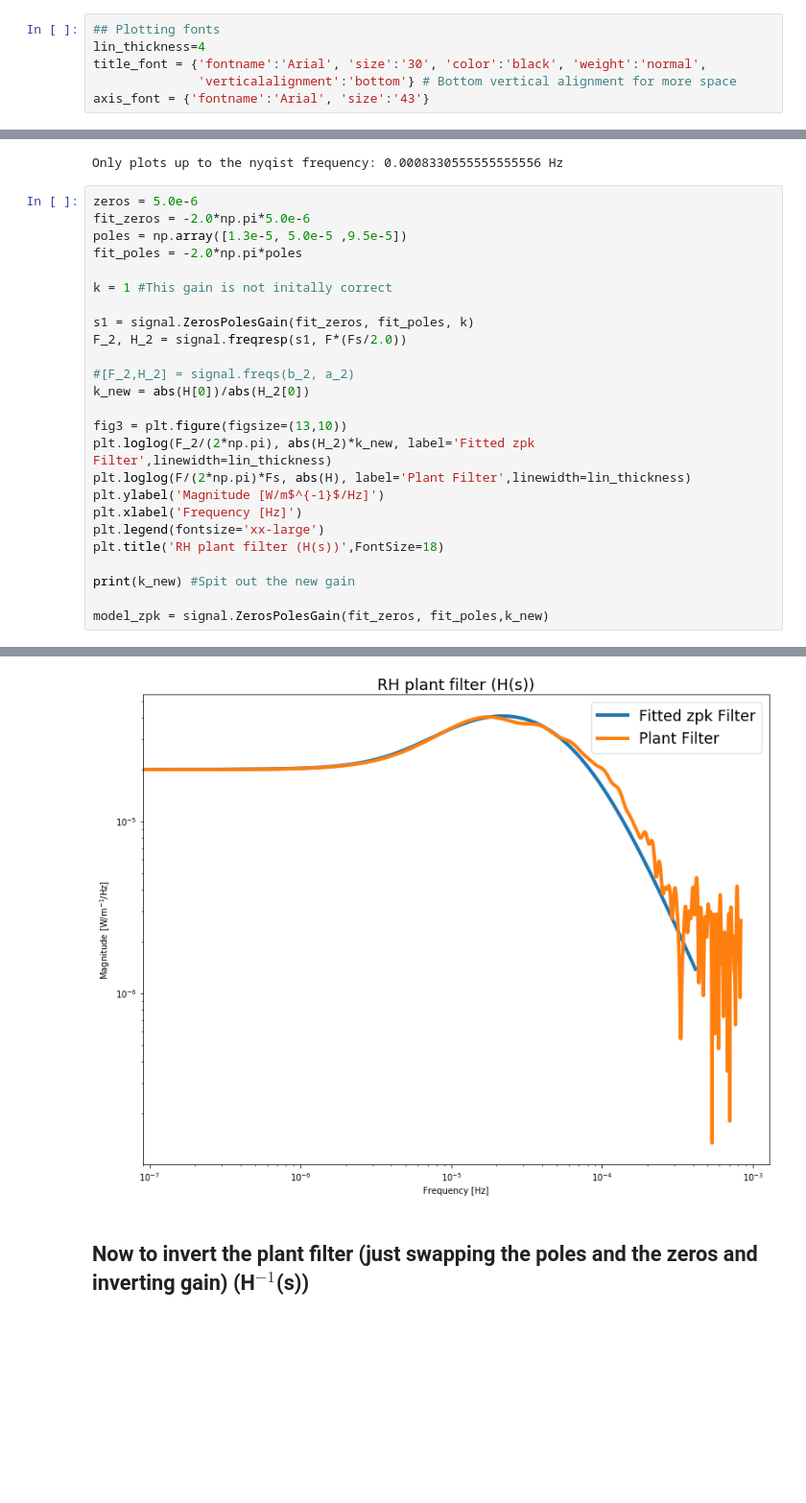
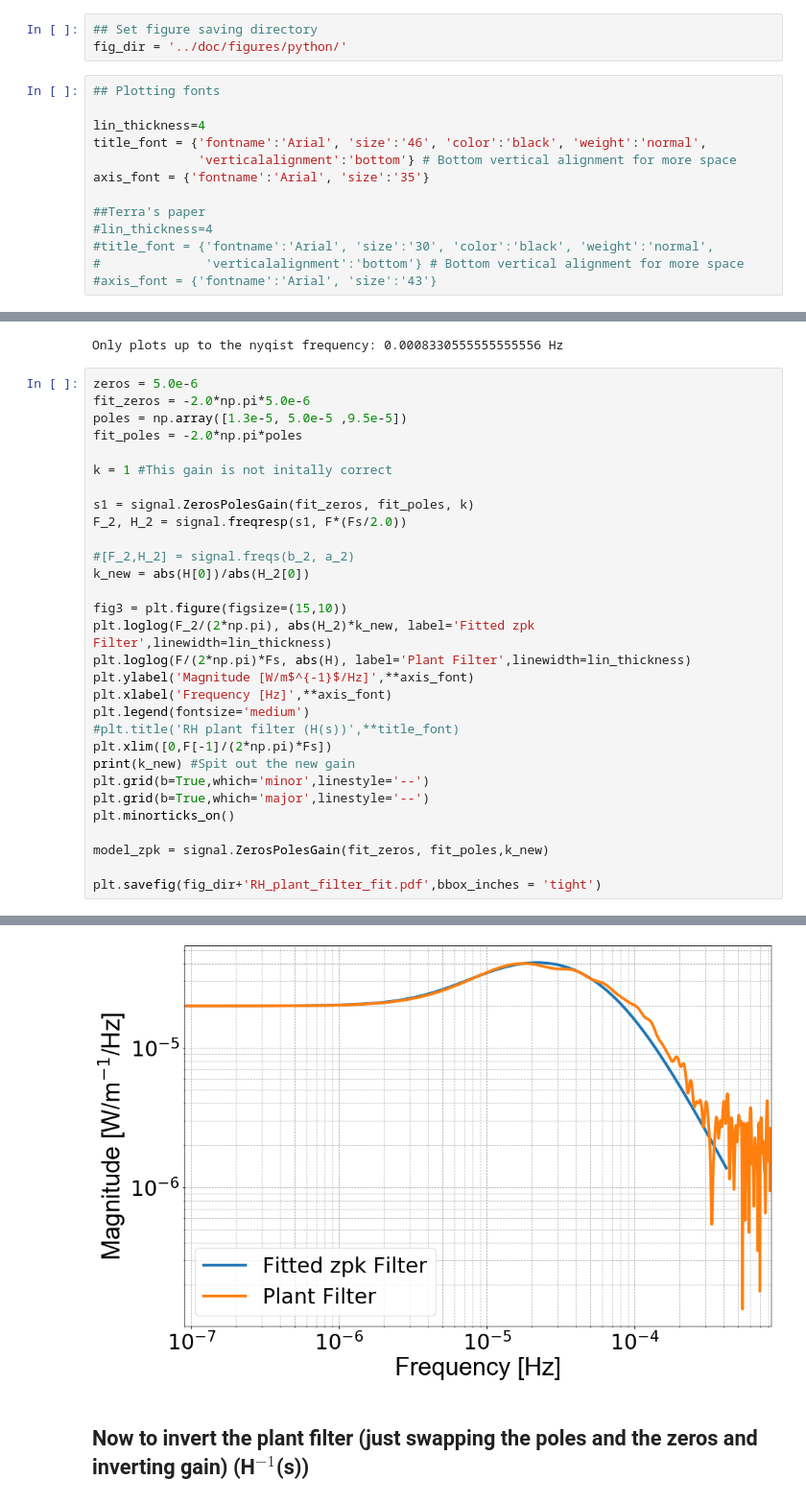
Before and after one commit to dancvan/IRHF, a Jupyter notebook: code/IRHF_w_self_heating.ipynb, the cells around one changed output, grey strips where cells are left out. Shown at 96% size. Drawn from its saved outputs; the diff is of its cells as text; blank space fills up the shorter version.

```diff
--- a/code/IRHF_w_self_heating.ipynb
+++ b/code/IRHF_w_self_heating.ipynb
@@ -5,12 +5,22 @@ import matplotlib.pyplot as plt
 import numpy as np
 from scipy import signal
 import h5py
+# %%
+## Set figure saving directory
+fig_dir = '../doc/figures/python/'
 # %%
 ## Plotting fonts
+
 lin_thickness=4
-title_font = {'fontname':'Arial', 'size':'30', 'color':'black', 'weight':'normal',
+title_font = {'fontname':'Arial', 'size':'46', 'color':'black', 'weight':'normal',
               'verticalalignment':'bottom'} # Bottom vertical alignment for more space
-axis_font = {'fontname':'Arial', 'size':'43'}
+axis_font = {'fontname':'Arial', 'size':'35'}
+
+##Terra's paper
+#lin_thickness=4
+#title_font = {'fontname':'Arial', 'size':'30', 'color':'black', 'weight':'normal',
+#              'verticalalignment':'bottom'} # Bottom vertical alignment for more space
+#axis_font = {'fontname':'Arial', 'size':'43'}
 # %% [markdown]
 # RH FILTER
 # %% [markdown]
@@ -71,15 +108,20 @@ F_2, H_2 = signal.freqresp(s1, F*(Fs/2.0))
 #[F_2,H_2] = signal.freqs(b_2, a_2)
 k_new = abs(H[0])/abs(H_2[0])
 
-fig3 = plt.figure(figsize=(13,10))
+fig3 = plt.figure(figsize=(15,10))
 plt.loglog(F_2/(2*np.pi), abs(H_2)*k_new, label='Fitted zpk Filter',linewidth=lin_thickness)
 plt.loglog(F/(2*np.pi)*Fs, abs(H), label='Plant Filter',linewidth=lin_thickness)
-plt.ylabel('Magnitude [W/m$^{-1}$/Hz]')
-plt.xlabel('Frequency [Hz]')
-plt.legend(fontsize='xx-large')
-plt.title('RH plant filter (H(s))',FontSize=18)
-
+plt.ylabel('Magnitude [W/m$^{-1}$/Hz]',**axis_font)
+plt.xlabel('Frequency [Hz]',**axis_font)
+plt.legend(fontsize='medium')
+#plt.title('RH plant filter (H(s))',**title_font)
+plt.xlim([0,F[-1]/(2*np.pi)*Fs])
 print(k_new) #Spit out the new gain
+plt.grid(b=True,which='minor',linestyle='--')
+plt.grid(b=True,which='major',linestyle='--')
+plt.minorticks_on()
 
 model_zpk = signal.ZerosPolesGain(fit_zeros, fit_poles,k_new)
+
+plt.savefig(fig_dir+'RH_plant_filter_fit.pdf',bbox_inches = 'tight')
 # %% [output]
@@ -87,4 +130,4 @@ model_zpk = signal.ZerosPolesGain(fit_zeros, fit_poles,k_new)
-[figure, old version]
+[figure, new version]
 # %% [markdown]
 ## Now to invert the plant filter (just swapping the poles and the zeros and inverting gain) (H$^{-1}$(s))
 # %%
```
Also changed, not shown: parts of 26 cells of this notebook, 1 other file.
